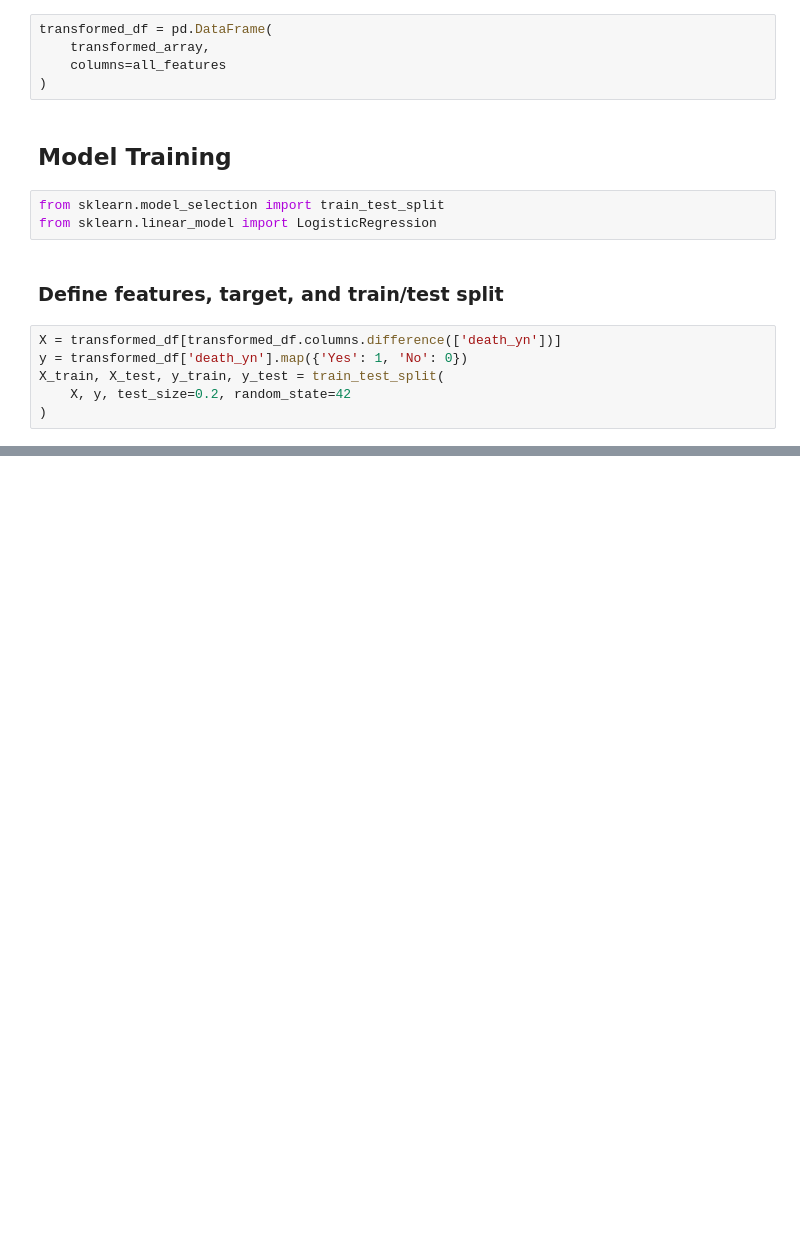
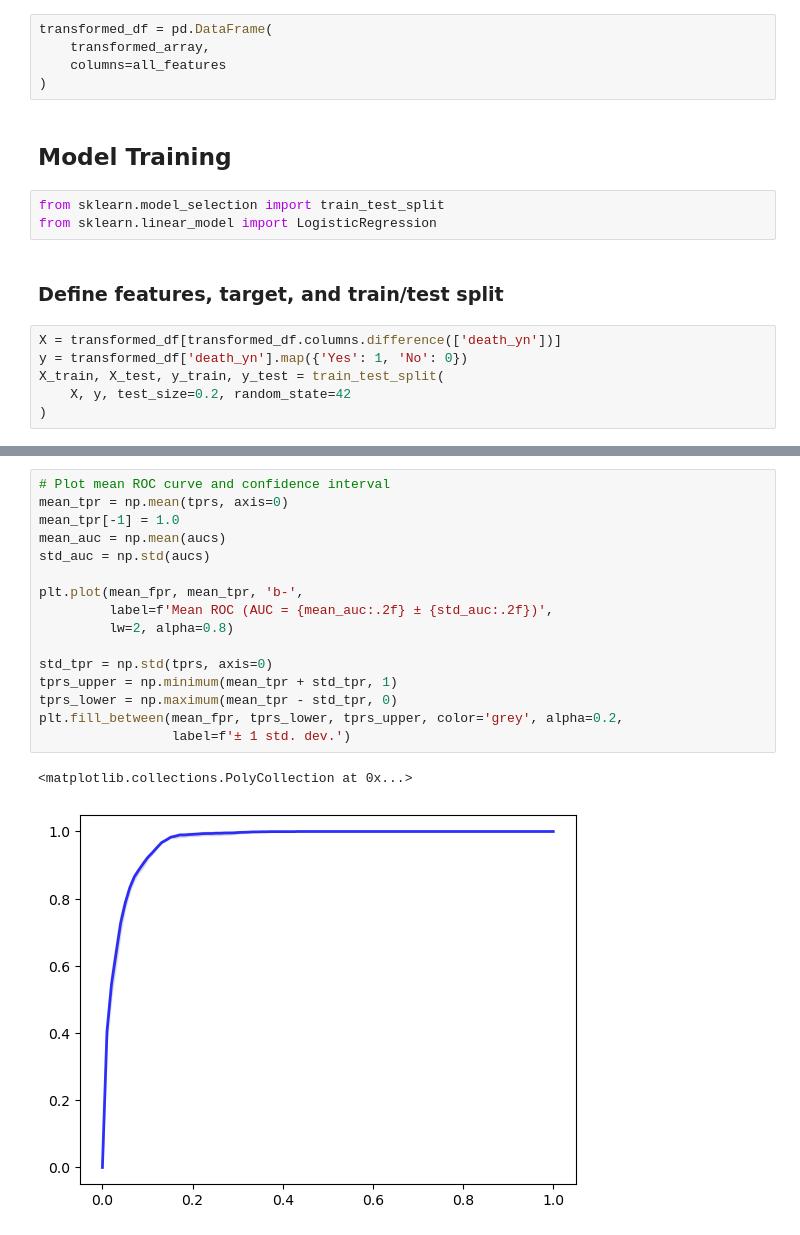
Before and after one commit to zeroday-zaddy/gmu-cs504-fa24-project, a Jupyter notebook: logistic_regression.ipynb, the cells around one changed output, grey strips where cells are left out. Drawn from its saved outputs; the diff is of its cells as text; blank space fills up the shorter version.

```diff
--- a/logistic_regression.ipynb
+++ b/logistic_regression.ipynb
@@ -189,0 +206,19 @@ Probably need to use some type of cross validation testing
+# %%
+# Plot mean ROC curve and confidence interval
+mean_tpr = np.mean(tprs, axis=0)
+mean_tpr[-1] = 1.0
+mean_auc = np.mean(aucs)
+std_auc = np.std(aucs)
+
+plt.plot(mean_fpr, mean_tpr, 'b-',
+         label=f'Mean ROC (AUC = {mean_auc:.2f} ± {std_auc:.2f})',
+         lw=2, alpha=0.8)
+
+std_tpr = np.std(tprs, axis=0)
+tprs_upper = np.minimum(mean_tpr + std_tpr, 1)
+tprs_lower = np.maximum(mean_tpr - std_tpr, 0)
+plt.fill_between(mean_fpr, tprs_lower, tprs_upper, color='grey', alpha=0.2,
+                 label=f'± 1 std. dev.')
+# %% [output]
+<matplotlib.collections.PolyCollection at 0x...>
+[figure, added]
```
Also changed, not shown: parts of 20 cells of this notebook, 1 other file.
